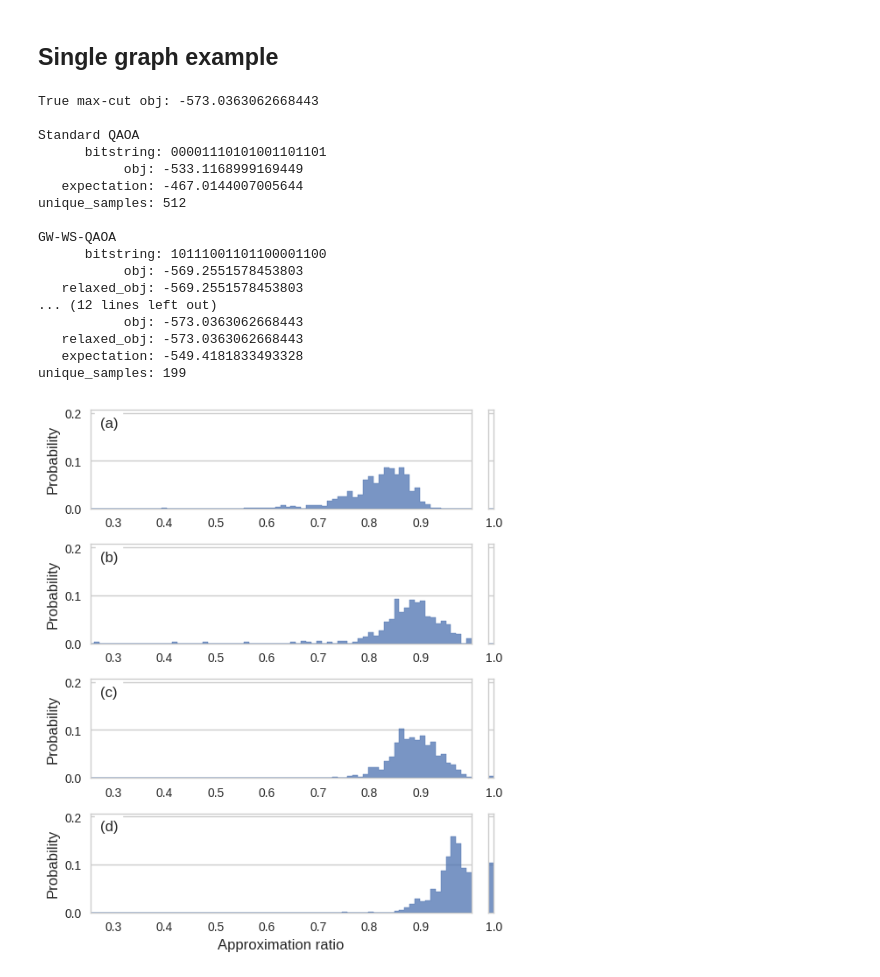
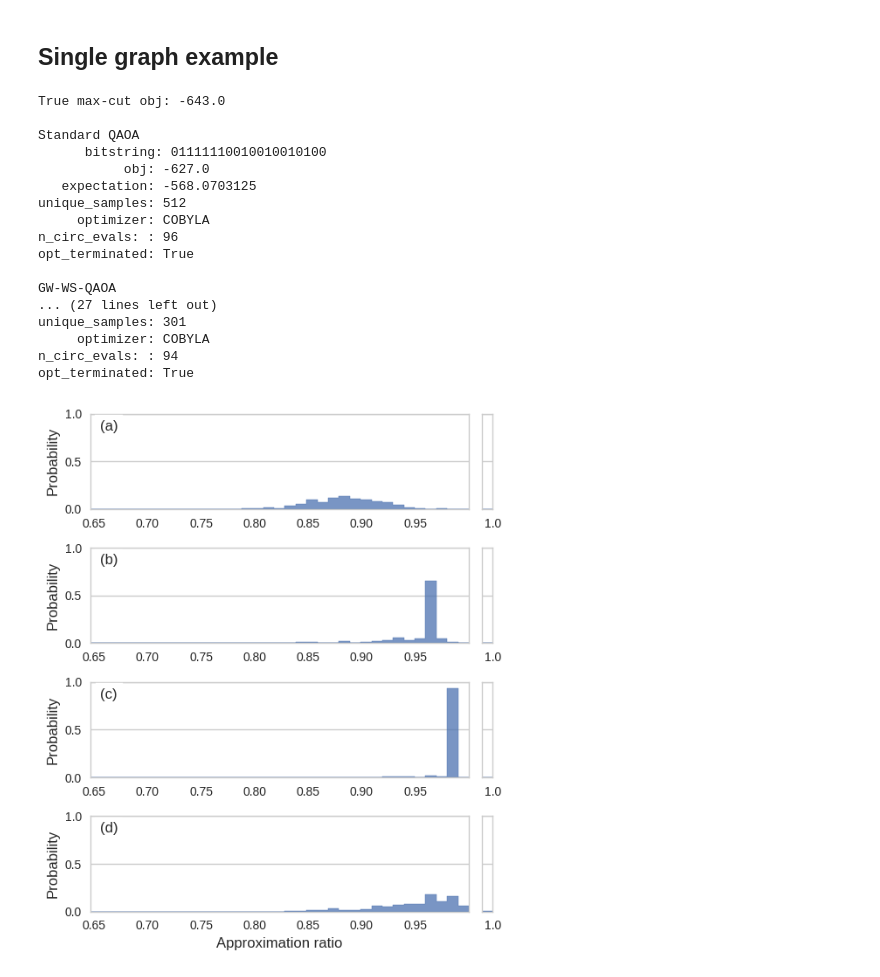
Before and after one commit to samco7/qaoa, a Jupyter notebook: notebooks/single_run.ipynb, the cells around one changed output. Cells and saved outputs as stored; diff of their text form; code cells hidden in the pictures.

Commit message:
added upper limit on number of circuit evals, and option to run on braket backend

```diff
--- a/notebooks/single_run.ipynb
+++ b/notebooks/single_run.ipynb
@@ -18,49 +20,50 @@ backend = AerSimulator(method='statevector', device='GPU', precision='single')
 ## Single graph example
 # %%
 n_qubits = 20
-n_layers = 2
+n_layers = 4
 shots = 512
 info = {'n_qubits':n_qubits, 'n_layers':n_layers, 'shots':shots}
+max_circ_evals = 250
 
-graph = random_graph(n_qubits)
+graph = random_graph(n_qubits, list(range(1, 11)))
 exact_obj = akmaxsat(graph)[1]
 print('True max-cut obj:', exact_obj)
 
-standard_qaoa = QAOASolver(n_layers=n_layers, warm_start_method=None, epsilon=None, backend=backend, shots=shots)
+standard_qaoa = QAOASolver(n_layers=n_layers, warm_start_method=None, epsilon=None, backend=backend, shots=shots, max_circ_evals=max_circ_evals)
 standard_res = standard_qaoa.solve(graph)
 print('\nStandard QAOA\n', standard_res)
 
-gw_rounded_qaoa = QAOASolver(n_layers=n_layers, warm_start_method='GW Rounded', epsilon=.25, backend=backend, shots=shots)
+gw_rounded_qaoa = QAOASolver(n_layers=n_layers, warm_start_method='GW Rounded', epsilon=.25, backend=backend, shots=shots, max_circ_evals=max_circ_evals)
 gw_rounded_res = gw_rounded_qaoa.solve(graph)
 print('\nGW-WS-QAOA\n', gw_rounded_res)
 
 bmz_relaxed = BMZ(graph)
 
-bmz_rounded_qaoa = QAOASolver(n_layers=n_layers, warm_start_method='BMZ Rounded', epsilon=.25, backend=backend, shots=shots)
+bmz_rounded_qaoa = QAOASolver(n_layers=n_layers, warm_start_method='BMZ Rounded', epsilon=.25, backend=backend, shots=shots, max_circ_evals=max_circ_evals)
 bmz_rounded_res = bmz_rounded_qaoa.solve(graph, relaxed_solution=bmz_relaxed)
 print('\nBMZ-Rounded-WS-QAOA\n', bmz_rounded_res)
 
-bmz_qaoa = QAOASolver(n_layers=n_layers, warm_start_method='BMZ', epsilon=.2, backend=backend, shots=shots)
+bmz_qaoa = QAOASolver(n_layers=n_layers, warm_start_method='BMZ', epsilon=.2, backend=backend, shots=shots, max_circ_evals=max_circ_evals)
 bmz_res = bmz_qaoa.solve(graph, relaxed_solution=bmz_relaxed)
 print('\nBMZ-WS-QAOA\n', bmz_res)
 # %% [output]
-True max-cut obj: -573.0363062668443
+True max-cut obj: -643.0
 
 Standard QAOA
-      bitstring: 00001110101001101101
-           obj: -533.1168999169449
-   expectation: -467.0144007005644
+      bitstring: 01111110010010010100
+           obj: -627.0
+   expectation: -568.0703125
 unique_samples: 512
+     optimizer: COBYLA
+n_circ_evals: : 96
+opt_terminated: True
 
 GW-WS-QAOA
-      bitstring: 10111001101100001100
-           obj: -569.2551578453803
-   relaxed_obj: -569.2551578453803
-... (12 lines left out)
-           obj: -573.0363062668443
-   relaxed_obj: -573.0363062668443
-   expectation: -549.4181833493328
-unique_samples: 199
+... (27 lines left out)
+unique_samples: 301
+     optimizer: COBYLA
+n_circ_evals: : 94
+opt_terminated: True
 # %%
 standard_bars = get_ratio_counts(standard_res.counts, graph)
 gw_rounded_bars = get_ratio_counts(gw_rounded_res.counts, graph)
@@ -159,33 +162,33 @@ axes[5].set_xlim(1 - width, 1)
 
 bmz_dense = []
 bmz_perfect = []
 for key in bmz_bars.keys():
     if key == 1:
         bmz_perfect += [key]*bmz_bars[key]
         bmz_dense += [0]*bmz_bars[key]
     else:
         bmz_dense += [key]*bmz_bars[key]
         bmz_perfect += [0]*bmz_bars[key]
 histplot(bmz_dense, ax=axes[6], stat='probability', bins=np.linspace(0, 1, n_bins), element='step')
 axes[6].set_title('(d)', fontsize=12, x=.05, y=.75, backgroundcolor='white')
 axes[6].set_xlabel('Approximation ratio', fontsize=12)
 axes[6].set_ylabel('Probability', fontsize=12)
 axes[6].set_xlim(xmin, .9999)
 axes[6].set_ylim(0, ymax)
 axes[6].grid(False, axis='x')
 
 histplot(bmz_perfect, ax=axes[7], stat='probability', bins=np.linspace(0, 1, n_bins), element='step')
 axes[7].set_xticks([1.0], ['1.0'])
 axes[7].grid(False, axis='x')
 axes[7].set_xlim(1 - width, 1)
 
 for i in range(8):
     axes[i].tick_params(axis='both', which='both', labelsize=10)
 
 
 plt.tight_layout()
-save_plot('single_run')
-save_info(info, 'single_run')
+# save_plot('single_run')
+# save_info(info, 'single_run')
 plt.show()
 # %% [output]
-[figure, old version]
+[figure, new version]
```
Also changed, not shown: parts of 1 cell of this notebook.
